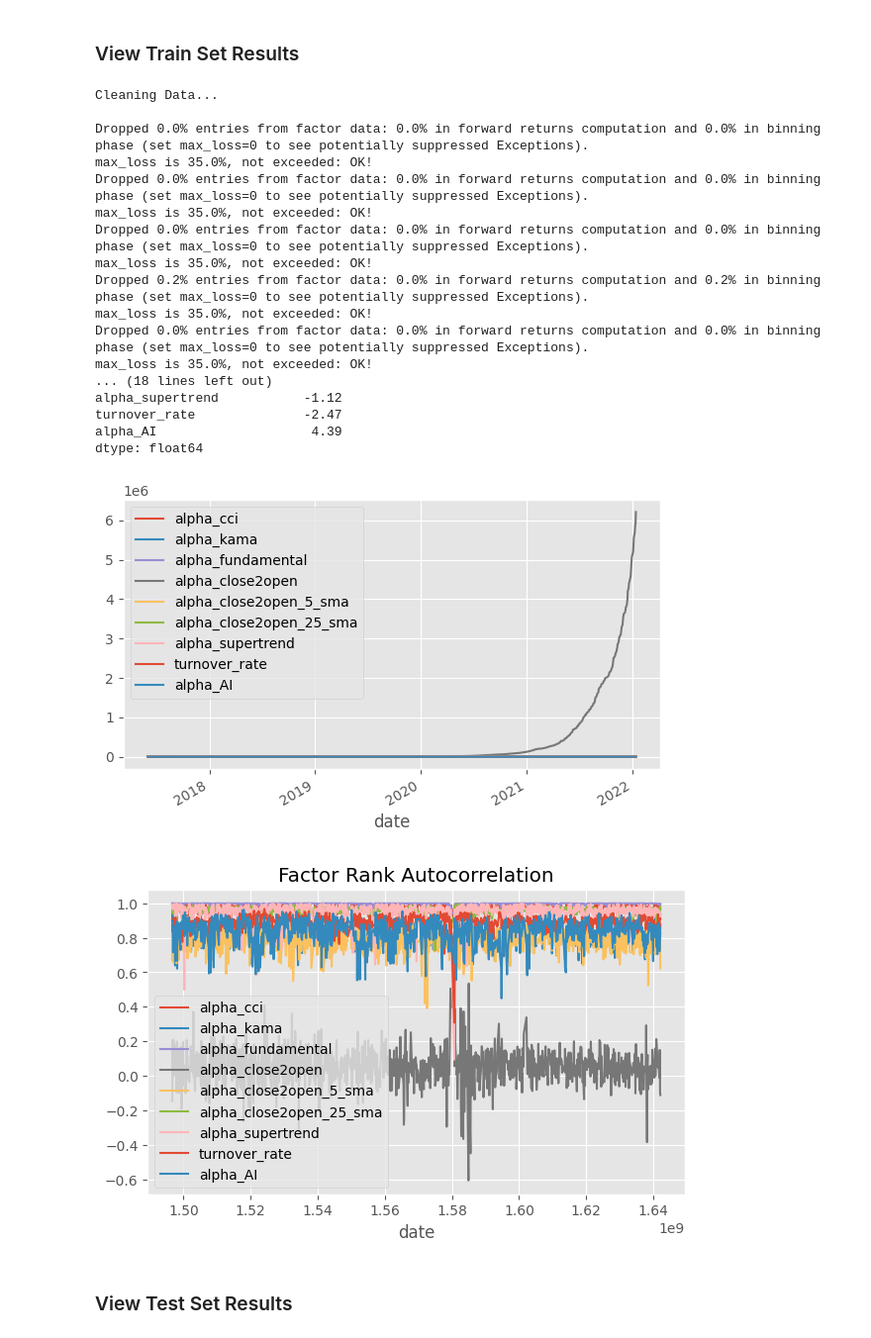
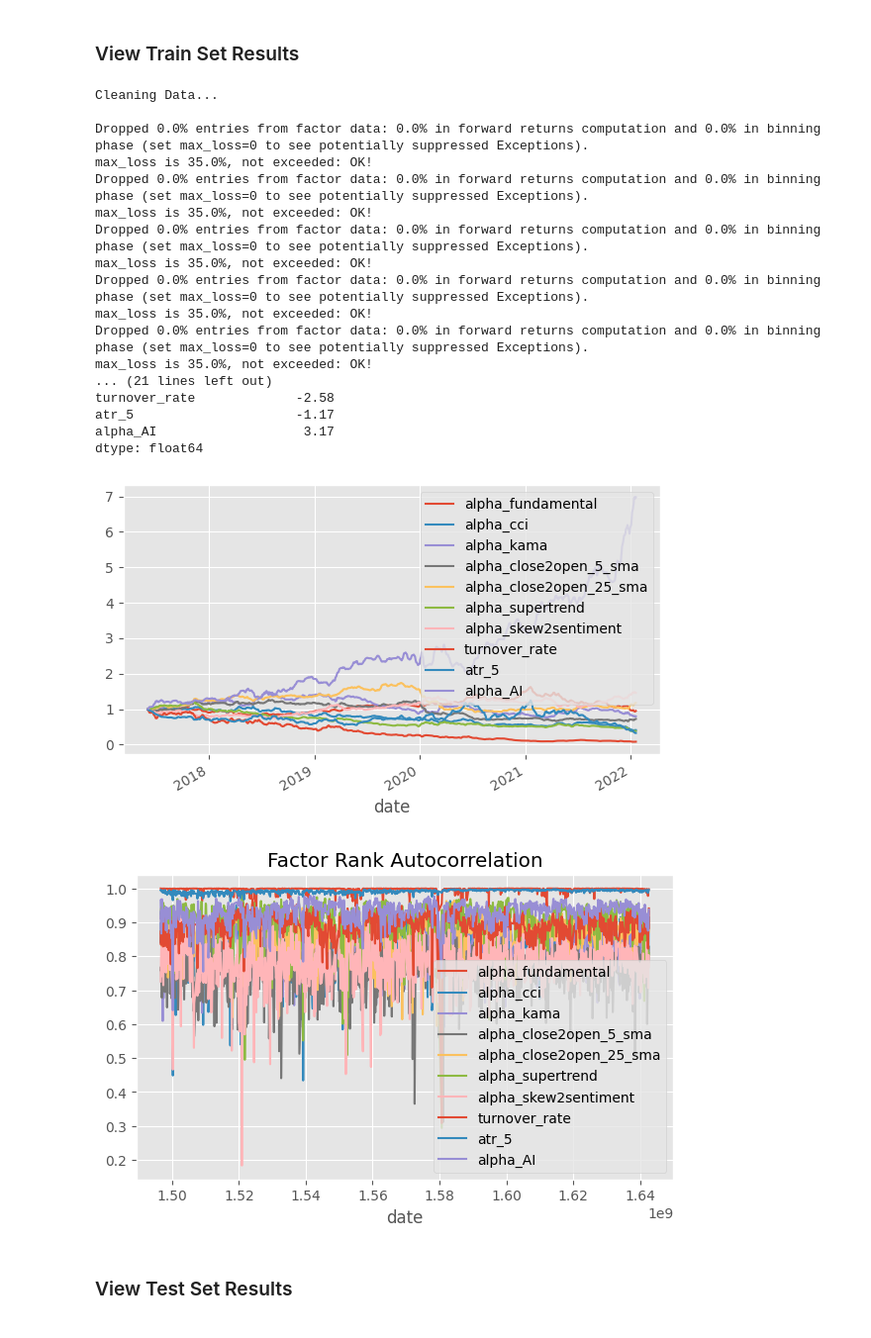
Before and after one commit to JiaRuiming-1/AI-Trading, a Jupyter notebook: P7_Backtesting/RandomForest_Combine_Factor.ipynb, the cells around one changed output. Shown at 99% size. Drawn from its saved outputs; the diff is of its cells as text; code cells hidden in the pictures.

```diff
--- a/P7_Backtesting/RandomForest_Combine_Factor.ipynb
+++ b/P7_Backtesting/RandomForest_Combine_Factor.ipynb
@@ -211,15 +237,24 @@ Features Ranked by Average Importance:
 Let's compare our AI Alpha factor to a few other factors. We'll use the following:
 # %%
 factor_names = [
+    'alpha_fundamental',
     'alpha_cci',
     'alpha_kama',
-    'alpha_fundamental',
-    'alpha_close2open',
     'alpha_close2open_5_sma',
     'alpha_close2open_25_sma',
     'alpha_supertrend',
-    'turnover_rate']
-all_pricing = all_factors.reset_index().pivot(index='date', columns='ts_code', values='close')
+    'alpha_skew2sentiment',
+    'turnover_rate',
+    'atr_5'
+]
+
+#all_pricing = all_factors.reset_index().pivot(index='date', columns='ts_code', values='close')
+#all_pricing.head()
+
+tmp = all_factors.copy(deep=True)
+tmp['close'] = all_factors.groupby('ts_code')['close'].shift(-5).fillna(method='ffill')
+tmp.loc[tmp.index.get_level_values(1) == '603538.SH']['close']
+all_pricing = tmp.reset_index().pivot(index='date', columns='ts_code', values='close')
 all_pricing.head()
 # %% [output]
 | ts_code | 000028.SZ | 000034.SZ | 000150.SZ | 000153.SZ | 000411.SZ | 000423.SZ | 000513.SZ | 000555.SZ | 000597.SZ | ... |
@@ -277,7 +312,7 @@ class NoOverlapVoter(VotingClassifier):
 # %% [markdown]
 ### Train Model
 # %%
-n_days = 5
+n_days = 2
 n_stocks = len(all_factors.index.get_level_values(1).unique())
 
 clf_parameters = {
@@ -286,7 +321,7 @@ clf_parameters = {
     'oob_score': True,
     'n_jobs': -1,
     'random_state': 0}
-n_trees_l = [80, 150 ,250]
+n_trees_l = [100, 150, 250]
 
 train_score = []
 valid_score = []
@@ -317,7 +352,7 @@ import alphalens as al
 
 def show_sample_results(data, samples, classifier, factors, pricing=all_pricing):
     # Calculate the Alpha Score
-    prob_array=[-1, 1]
+    prob_array=[-1, 0, 1]
     alpha_score = classifier.predict_proba(samples).dot(np.array(prob_array))
 
     # Add Alpha Score to rest of the factors
@@ -388,7 +423,7 @@ dtype: float64
 ### Re-Training Model
 In production, we would roll forward the training. Typically you would re-train up to the "current day" and then test. Here, we will train on the train & validation dataset.
 # %%
-n_days = 5
+n_days = 3
 n_stocks = len(all_factors.index.get_level_values(1).unique())
 
 clf_parameters = {
@@ -398,7 +433,7 @@ clf_parameters = {
     'n_jobs': -1,
     'random_state': 0}
 
-n_trees = 150
+n_trees = 250
 
 train_score = []
 valid_score = []
@@ -421,27 +458,27 @@ print(valid_score, oob_score)
 # %% [markdown]
 ### View Train Set Results
 # %%
-show_sample_results(all_factors, pd.concat([X_train, X_valid]), clf_nov, factor_names)
+show_sample_results(all_factors, pd.concat([X_train, X_valid]), clf_nov, factor_names, pricing=all_pricing)
 # %% [output]
 Cleaning Data...
 
 Dropped 0.0% entries from factor data: 0.0% in forward returns computation and 0.0% in binning phase (set max_loss=0 to see potentially suppressed Exceptions).
 max_loss is 35.0%, not exceeded: OK!
 Dropped 0.0% entries from factor data: 0.0% in forward returns computation and 0.0% in binning phase (set max_loss=0 to see potentially suppressed Exceptions).
 max_loss is 35.0%, not exceeded: OK!
 Dropped 0.0% entries from factor data: 0.0% in forward returns computation and 0.0% in binning phase (set max_loss=0 to see potentially suppressed Exceptions).
 max_loss is 35.0%, not exceeded: OK!
-Dropped 0.2% entries from factor data: 0.0% in forward returns computation and 0.2% in binning phase (set max_loss=0 to see potentially suppressed Exceptions).
+Dropped 0.0% entries from factor data: 0.0% in forward returns computation and 0.0% in binning phase (set max_loss=0 to see potentially suppressed Exceptions).
 max_loss is 35.0%, not exceeded: OK!
 Dropped 0.0% entries from factor data: 0.0% in forward returns computation and 0.0% in binning phase (set max_loss=0 to see potentially suppressed Exceptions).
 max_loss is 35.0%, not exceeded: OK!
-... (18 lines left out)
-alpha_supertrend           -1.12
-turnover_rate              -2.47
-alpha_AI                    4.39
+... (21 lines left out)
+turnover_rate             -2.58
+atr_5                     -1.17
+alpha_AI                   3.17
 dtype: float64
-[figure, old version]
+[figure, new version]
-[figure, old version]
+[figure, new version]
 # %% [markdown]
 ### View Test Set Results
 # %%
```
Also changed, not shown: parts of 23 cells of this notebook.
